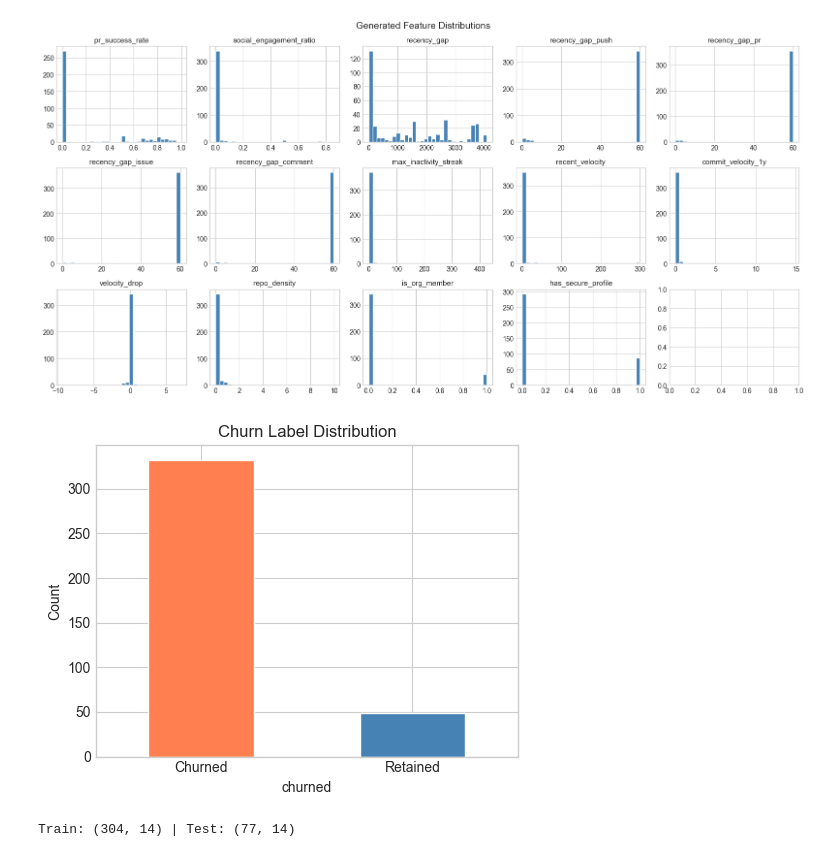
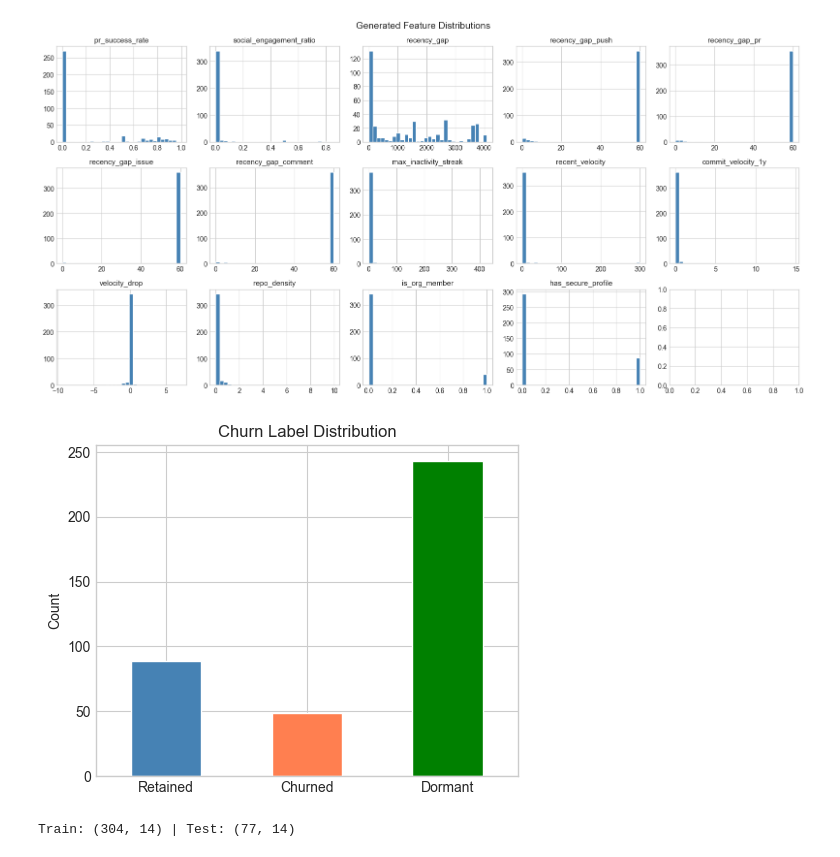
Before and after one commit to AlanRozaP/Churn-Predictor, a Jupyter notebook: notebooks/eda_and_selection.ipynb, the cells around one changed output. Saved outputs shown, nothing was run; the diff lists cells and outputs as text; code cells hidden in the pictures.

Commit message:
Added dormant state

```diff
--- a/notebooks/eda_and_selection.ipynb
+++ b/notebooks/eda_and_selection.ipynb
@@ -198,16 +199,31 @@ plt.show()
 # %% [output]
 [figure]
 # %%
+# 1. Enforce the exact order [0, 1, 2] and fill missing categories with 0 if they don't exist
+plot_data = y.value_counts().reindex([0, 1, 2], fill_value=0)
+
+# 2. Assign the explicit string labels to the ordered data
+plot_data.index = ["Retained", "Churned", "Dormant"]
+
 # Churn label distribution
 fig, axes = plt.subplots(figsize=(5, 4))
-y.value_counts().plot(kind="bar", axes=axes, color=["coral", "steelblue"], edgecolor="white")
-axes.set_xticklabels([ "Churned","Retained"], rotation=0)
+
+# 3. Plot the data. Note: Colors are adjusted to match the new order:
+# Retained = steelblue, Churned = coral, Dormant = green
+plot_data.plot(
+    kind="bar",
+    ax=axes,
+    color=["steelblue", "coral", "green"],
+    edgecolor="white"
+)
+
 axes.set_ylabel("Count")
 axes.set_title("Churn Label Distribution")
+plt.xticks(rotation=0) # Keeps the x-axis labels horizontal
 plt.tight_layout()
 plt.show()
 # %% [output]
-[figure, old version]
+[figure, new version]
 # %%
 X_train, X_test, y_train, y_test = train_test_split(
     X, y, test_size=0.2, random_state=42, stratify=y
```
Also changed, not shown: parts of 10 cells of this notebook, 4 other files.
